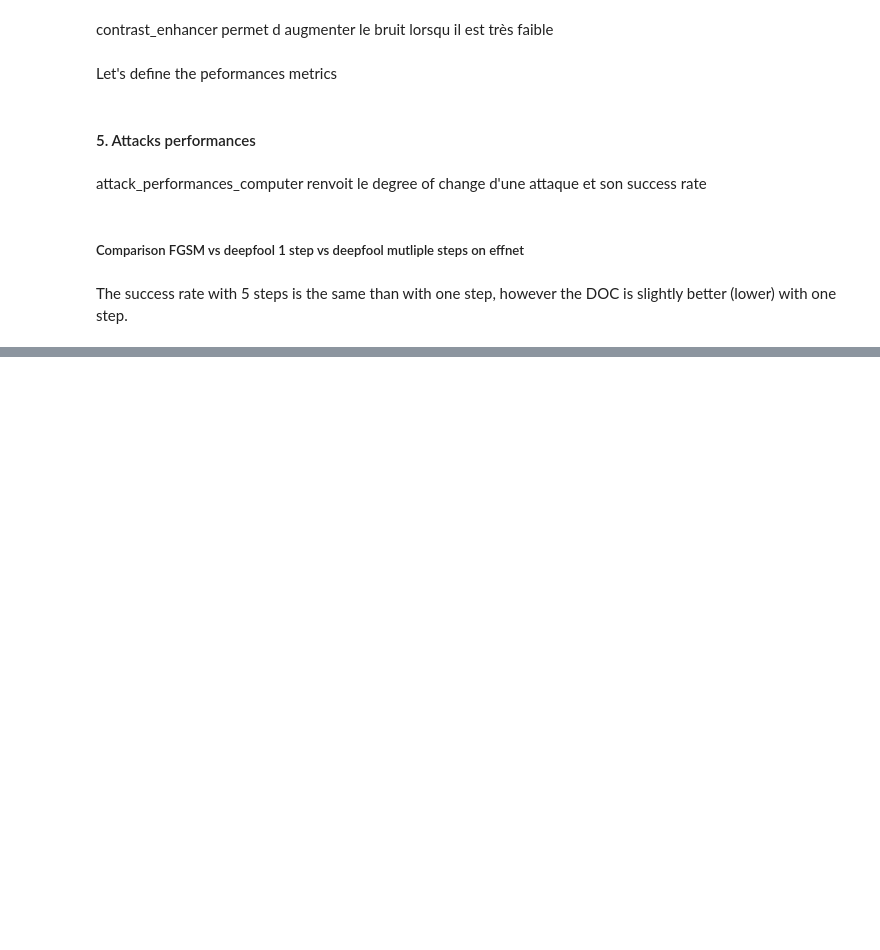
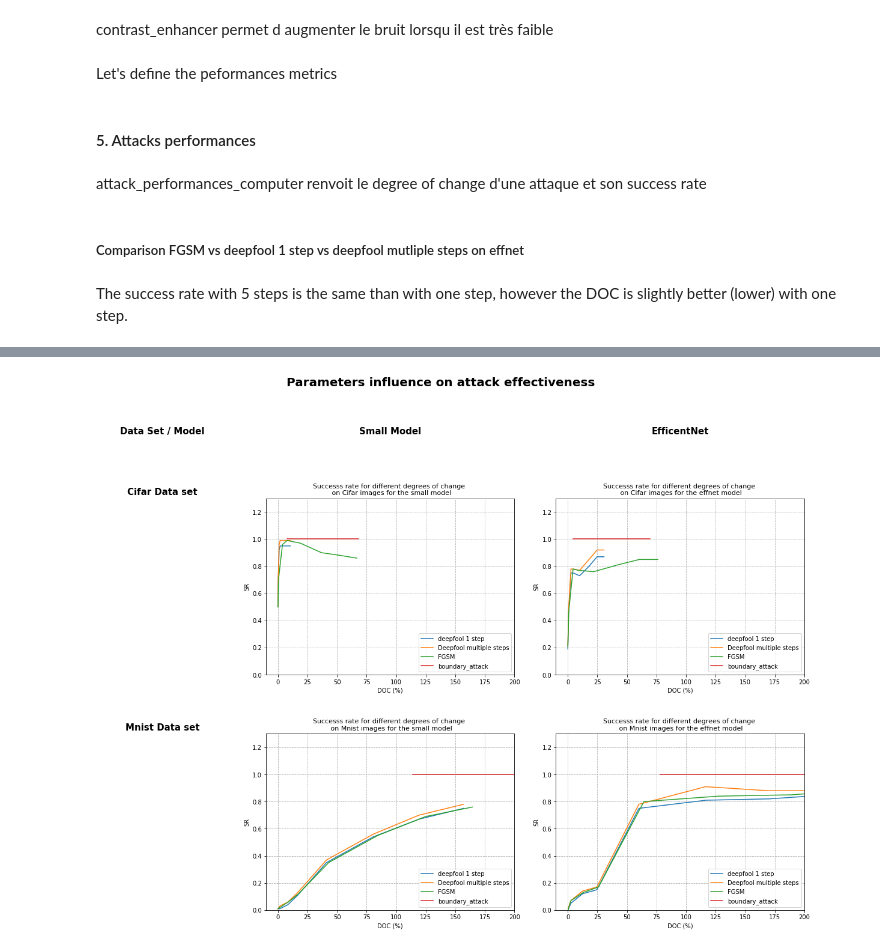
Before and after one commit to cedricgoubard/benchmark-adversarial-attacks, a Jupyter notebook: notebooks/Etude de l'influence de paramètres sur l'efficacité d'attaques.ipynb, the cells around one changed output, grey strips where cells are left out. Saved outputs shown, nothing was run; the diff lists cells and outputs as text; code cells hidden in the pictures; blank space fills up the shorter version.

```diff
--- a/notebooks/Etude de l'influence de paramètres sur l'efficacité d'attaques.ipynb
+++ b/notebooks/Etude de l'influence de paramètres sur l'efficacité d'attaques.ipynb
@@ -349,5 +476,5 @@ print(classification_small_model)
 # %%
-epsilon_list=[0.001,0.01,0.1,1,10,25,50,100]
+epsilon_list=[0.1,1,5,10,25,50,75,100]
 
 
 name='Mnist'
@@ -358,7 +485,7 @@ model_to_fool = TensorFlowModel(model_effnet,bounds=(0, 255))
 
 (SR_deepfool_1step_dic_model_effnet,SR_deepfool_mutliple_steps_dic_model_effnet,SR_FGSM_dic_model_effnet)=attack_runner(model_to_fool,X_test[:100], y_test[:100], epsilon_list)
 SR_blackbox_dic_model_effnet=black_box_attack(model_effnet,X_test[0],iterations=150)
-with open('data/perfs_global_model_effnet_'+str(name), 'wb') as f:
+with open('data/perfs_models_without_defense/perfs_global_model_effnet_'+str(name), 'wb') as f:
     pickle.Pickler(f).dump(SR_deepfool_1step_dic_model_effnet)
     pickle.Pickler(f).dump(SR_deepfool_mutliple_steps_dic_model_effnet)
     pickle.Pickler(f).dump(SR_FGSM_dic_model_effnet)
@@ -373,7 +513,7 @@ print(classification_eff)
 # %%
 tf.compat.v1.reset_default_graph()
 # %%
-epsilon_list=[0.001,0.01,0.1,1,10,25,50,100]
+epsilon_list=[0.1,1,5,10,25,50,75,100]
 
 
 
@@ -384,7 +524,7 @@ small_model=train_and_save_small_model(name)
 model_to_fool = TensorFlowModel(small_model, bounds=(0, 255))
 (SR_deepfool_1step_dic_small_model,SR_deepfool_mutliple_steps_dic_small_model,SR_FGSM_dic_small_model)=attack_runner(model_to_fool,X_test[:100], y_test[:100], epsilon_list)
 SR_blackbox_dic_small_model=black_box_attack(small_model,X_test[0])
-with open('data/perfs_global_small_model_'+str(name), 'wb') as f:
+with open('data/perfs_models_without_defense/perfs_global_small_model_'+str(name), 'wb') as f:
     pickle.Pickler(f).dump(SR_deepfool_1step_dic_small_model)
     pickle.Pickler(f).dump(SR_deepfool_mutliple_steps_dic_small_model)
     pickle.Pickler(f).dump(SR_FGSM_dic_small_model)
@@ -399,7 +539,7 @@ print('performances of the small model on '+str(name))
 print('-------------------------')
 print(classification_small_model)
 # %%
-epsilon_list=[0.001,0.01,0.1,1,10,25,50,100]
+epsilon_list=[0.1,1,5,10,25,50,75,100]
 
 name='Cifar'
 (X_train,X_test,y_train,y_test)=pick_data_set(name)
@@ -409,7 +549,7 @@ model_to_fool = TensorFlowModel(model_effnet, bounds=(0, 255))
 
 (SR_deepfool_1step_dic_model_effnet,SR_deepfool_mutliple_steps_dic_model_effnet,SR_FGSM_dic_model_effnet)=attack_runner(model_to_fool,X_test[:100], y_test[:100], epsilon_list)
 SR_blackbox_dic_model_effnet=black_box_attack(model_effnet,X_test[0],iterations=150)
-with open('data/perfs_global_model_effnet_'+str(name), 'wb') as f:
+with open('data/perfs_models_without_defense/perfs_global_model_effnet_'+str(name), 'wb') as f:
     pickle.Pickler(f).dump(SR_deepfool_1step_dic_model_effnet)
     pickle.Pickler(f).dump(SR_deepfool_mutliple_steps_dic_model_effnet)
     pickle.Pickler(f).dump(SR_FGSM_dic_model_effnet)
@@ -422,26 +562,26 @@ print('performances of effnet on '+str(name))
 print('-------------------------')
 print(classification_eff)
 # %%
-with open('data/perfs_global_small_model_Cifar', 'rb') as f:
+with open('data/perfs_models_without_defense/perfs_global_small_model_Cifar', 'rb') as f:
     SR_deepfool_1step_dic_small_model_Cifar=pickle.Unpickler(f).load()
     SR_deepfool_mutliple_steps_dic_small_model_Cifar=pickle.Unpickler(f).load()
     SR_FGSM_dic_small_model_Cifar=pickle.Unpickler(f).load()
     SR_blackbox_dic_small_model_Cifar=pickle.Unpickler(f).load()
 
-with open('data/perfs_global_model_effnet_Cifar', 'rb') as f:
+with open('data/perfs_models_without_defense/perfs_global_model_effnet_Cifar', 'rb') as f:
     SR_deepfool_1step_dic_model_effnet_Cifar=pickle.Unpickler(f).load()
     SR_deepfool_mutliple_steps_dic_model_effnet_Cifar=pickle.Unpickler(f).load()
     SR_FGSM_dic_model_effnet_Cifar=pickle.Unpickler(f).load()
     SR_blackbox_dic_model_effnet_Cifar=pickle.Unpickler(f).load()
 
-with open('data/perfs_global_small_model_Mnist', 'rb') as f:
+with open('data/perfs_models_without_defense/perfs_global_small_model_Mnist', 'rb') as f:
     SR_deepfool_1step_dic_small_model_Mnist=pickle.Unpickler(f).load()
     SR_deepfool_mutliple_steps_dic_small_model_Mnist=pickle.Unpickler(f).load()
     SR_FGSM_dic_small_model_Mnist=pickle.Unpickler(f).load()
     SR_blackbox_dic_small_model_Mnist=pickle.Unpickler(f).load()
 
 
-with open('data/perfs_global_model_effnet_Mnist', 'rb') as f:
+with open('data/perfs_models_without_defense/perfs_global_model_effnet_Mnist', 'rb') as f:
     SR_deepfool_1step_dic_model_effnet_Mnist=pickle.Unpickler(f).load()
     SR_deepfool_mutliple_steps_dic_model_effnet_Mnist=pickle.Unpickler(f).load()
     SR_FGSM_dic_model_effnet_Mnist=pickle.Unpickler(f).load()
@@ -479,56 +619,59 @@ ax[1][1].plot(list(SR_deepfool_1step_dic_small_model_Cifar.keys()),list(SR_deepf
 ax[1][1].plot(list(SR_deepfool_mutliple_steps_dic_small_model_Cifar.keys()),list(SR_deepfool_mutliple_steps_dic_small_model_Cifar.values()),label='Deepfool multiple steps')
 ax[1][1].plot(list(SR_FGSM_dic_small_model_Cifar.keys()),list(SR_FGSM_dic_small_model_Cifar.values()),label='FGSM')
 ax[1][1].plot(list(SR_blackbox_dic_small_model_Cifar.keys()),list(SR_blackbox_dic_small_model_Cifar.values()),label='boundary_attack')
-ax[1][1].set_xscale('log')
 ax[1][1].grid(True,which="both", linestyle='--')
 ax[1][1].set_title('Successs rate for different degrees of change \n on Cifar images for the small model',fontsize=11)
 ax[1][1].set_xlabel('DOC (%)')
 ax[1][1].set_ylabel('SR')
 ax[1][1].legend(loc='lower right')
+ax[1][1].set_xlim(-10,200)
+ax[1][1].set_ylim(0,1.3)
 
 
 ax[1][2].plot(list(SR_deepfool_1step_dic_model_effnet_Cifar.keys()),list(SR_deepfool_1step_dic_model_effnet_Cifar.values()),label='deepfool 1 step')
 ax[1][2].plot(list(SR_deepfool_mutliple_steps_dic_model_effnet_Cifar.keys()),list(SR_deepfool_mutliple_steps_dic_model_effnet_Cifar.values()),label='Deepfool multiple steps')
 ax[1][2].plot(list(SR_FGSM_dic_model_effnet_Cifar.keys()),list(SR_FGSM_dic_model_effnet_Cifar.values()),label='FGSM')
 ax[1][2].plot(list(SR_blackbox_dic_model_effnet_Cifar.keys()),list(SR_blackbox_dic_model_effnet_Cifar.values()),label='boundary_attack')
-ax[1][2].set_xscale('log')
 ax[1][2].grid(True,which="both", linestyle='--')
 ax[1][2].set_title('Successs rate for different degrees of change \n on Cifar images for the effnet model',fontsize=11)
 ax[1][2].set_xlabel('DOC (%)')
 ax[1][2].set_ylabel('SR')
 ax[1][2].legend(loc='lower right')
-
-
-
+ax[1][2].set_xlim(-10,200)
+ax[1][2].set_ylim(0,1.3)
 
 
 
 ax[2][1].plot(list(SR_deepfool_1step_dic_small_model_Mnist.keys()),list(SR_deepfool_1step_dic_small_model_Mnist.values()),label='deepfool 1 step')
 ax[2][1].plot(list(SR_deepfool_mutliple_steps_dic_small_model_Mnist.keys()),list(SR_deepfool_mutliple_steps_dic_small_model_Mnist.values()),label='Deepfool multiple steps')
 ax[2][1].plot(list(SR_FGSM_dic_small_model_Mnist.keys()),list(SR_FGSM_dic_small_model_Mnist.values()),label='FGSM')
 ax[2][1].plot(list(SR_blackbox_dic_small_model_Mnist.keys()),list(SR_blackbox_dic_small_model_Mnist.values()),label='boundary_attack')
-ax[2][1].set_xscale('log')
 ax[2][1].grid(True,which="both", linestyle='--')
 ax[2][1].set_title('Successs rate for different degrees of change \n on Mnist images for the small model',fontsize=11)
 ax[2][1].set_xlabel('DOC (%)')
 ax[2][1].set_ylabel('SR')
-ax[2][1].legend(loc='upper left')
+ax[2][1].legend(loc='lower right')
+ax[2][1].set_xlim(-10,200)
+ax[2][1].set_ylim(0,1.3)
 
 
 ax[2][2].plot(list(SR_deepfool_1step_dic_model_effnet_Mnist.keys()),list(SR_deepfool_1step_dic_model_effnet_Mnist.values()),label='deepfool 1 step')
 ax[2][2].plot(list(SR_deepfool_mutliple_steps_dic_model_effnet_Mnist.keys()),list(SR_deepfool_mutliple_steps_dic_model_effnet_Mnist.values()),label='Deepfool multiple steps')
 ax[2][2].plot(list(SR_FGSM_dic_model_effnet_Mnist.keys()),list(SR_FGSM_dic_model_effnet_Mnist.values()),label='FGSM')
 ax[2][2].plot(list(SR_blackbox_dic_model_effnet_Mnist.keys()),list(SR_blackbox_dic_model_effnet_Mnist.values()),label='boundary_attack')
-ax[2][2].set_xscale('log')
 ax[2][2].grid(True,which="both", linestyle='--')
 ax[2][2].set_title('Successs rate for different degrees of change \n on Mnist images for the effnet model',fontsize=11)
 ax[2][2].set_xlabel('DOC (%)')
 ax[2][2].set_ylabel('SR')
-ax[2][2].legend(loc='upper left')
+ax[2][2].legend(loc='lower right')
+ax[2][2].set_xlim(-10,200)
+ax[2][2].set_ylim(0,1.3)
 
 
 
 
 
 fig.subplots_adjust(hspace=0.5,bottom=0.1)
 plt.show()
+# %% [output]
+[figure, added]
```
Also changed, not shown: parts of 12 cells of this notebook, 12 other files.
